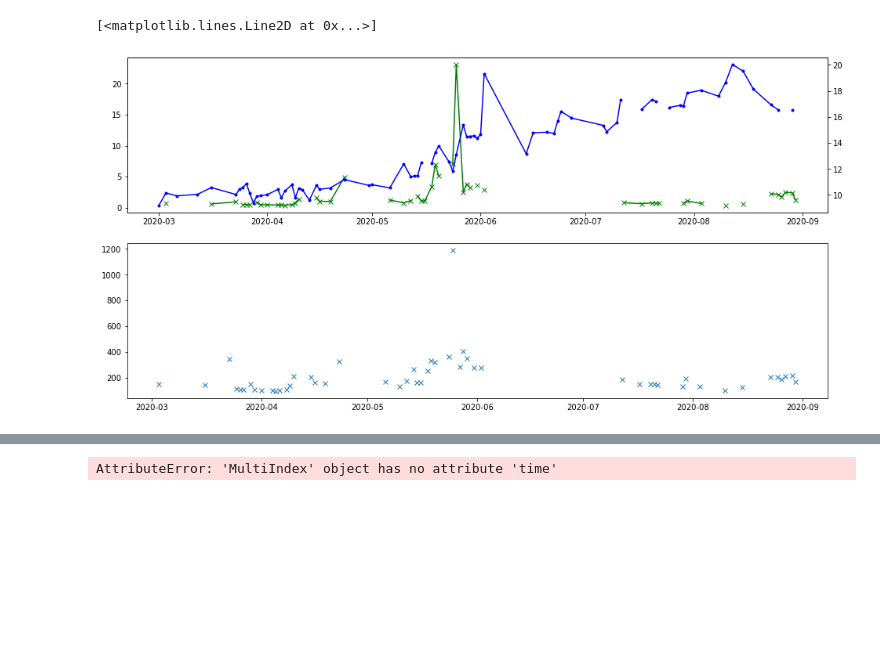
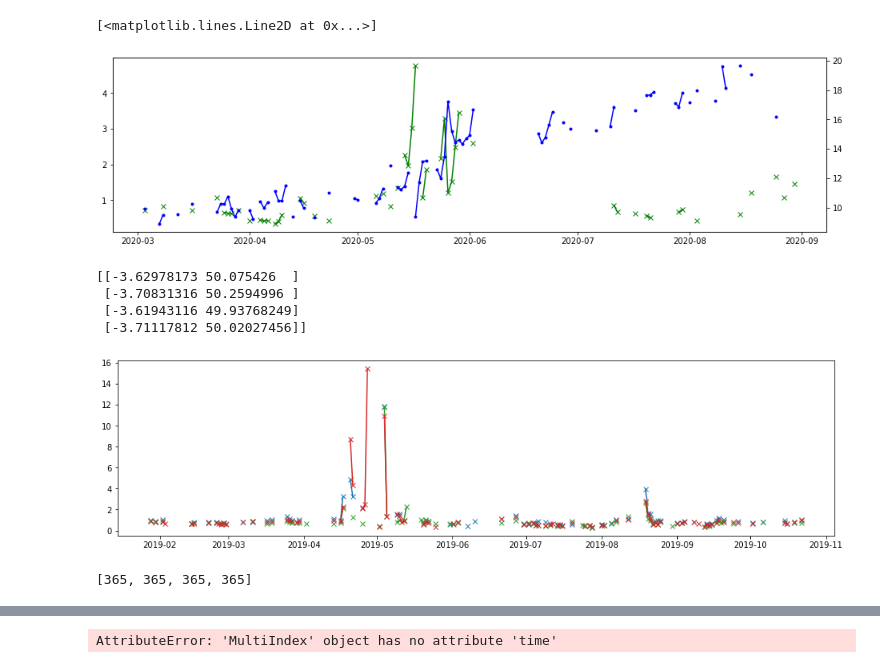
Before and after one commit to eejco/pp-bermuda, a Jupyter notebook: modis-aqua-chl.ipynb, the cells around one changed output, grey strips where cells are left out. Drawn from its saved outputs; the diff is of its cells as text; code cells hidden in the pictures; blank space fills up the shorter version.

```diff
--- a/modis-aqua-chl.ipynb
+++ b/modis-aqua-chl.ipynb
@@ -59,17 +64,42 @@ df_pix.time = pd.to_datetime(df_pix.time, unit='ms')
 # %%
+# plot modis time series for sst and chloro
+x=df_modis['time']
+y1=df_modis['chlor_a']
+y2=df_modis['sst']
 
-x=df_pix['time']
-y1=df_pix['chlor_a']
-y2=df_pix['sst']
-
-fig, (ax1, ax3) = plt.subplots(2,1,figsize=(16,8))
+fig, ax1 = plt.subplots(1,1,figsize=(16,4))
 
 ax2 = ax1.twinx()
 ax1.plot(x, y1, 'g', marker='x')
 ax2.plot(x, y2, 'b', marker='.')
-
-ax3.plot(x,df_pix['poc'],'x')
 # %% [output]
 [<matplotlib.lines.Line2D at 0x...>]
-[figure, old version]
+[figure, new version]
+# %%
+# get multiple pixels
+# we know pixels are roughly 5km apart, so choose some rando locations near each other
+N = 4
+np.random.seed(0)
+select = np.random.multivariate_normal([lon, lat], 0.01*np.eye(2), N)
+print(select)
+# %% [output]
+[[-3.62978173 50.075426  ]
+ [-3.70831316 50.2594996 ]
+ [-3.61943116 49.93768249]
+ [-3.71117812 50.02027456]]
+# %%
+
+fig, ax1 = plt.subplots(1,1,figsize=(16,4))
+
+data
+for i,(lon,lat) in enumerate(select):
+    data = get_data('NASA/OCEANDATA/MODIS-Aqua/L3SMI',lon,lat)
+    lens.append(len(data))
+    ax1.plot(data.time,data.chlor_a,marker='x')
+# %% [output]
+[figure, added]
+# %%
+lens
+# %% [output]
+[365, 365, 365, 365]
 # %%
```
Also changed, not shown: parts of 13 cells of this notebook.
